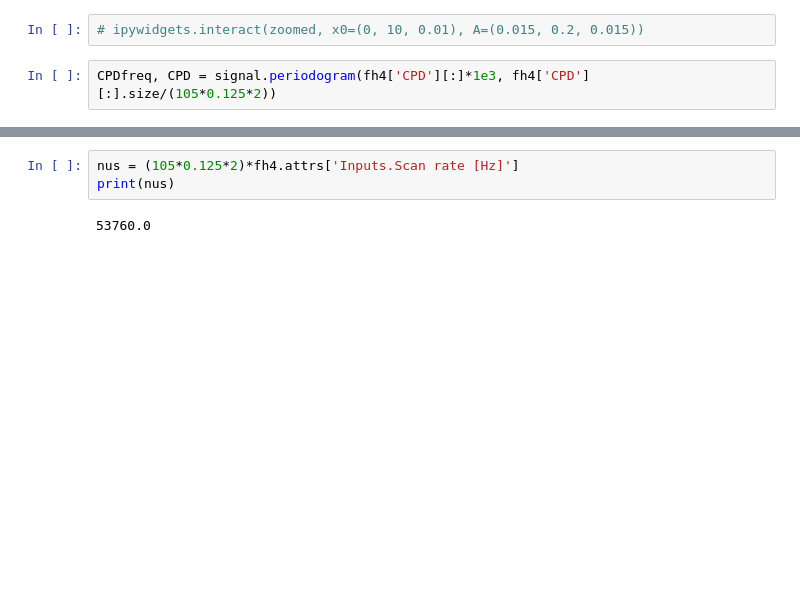
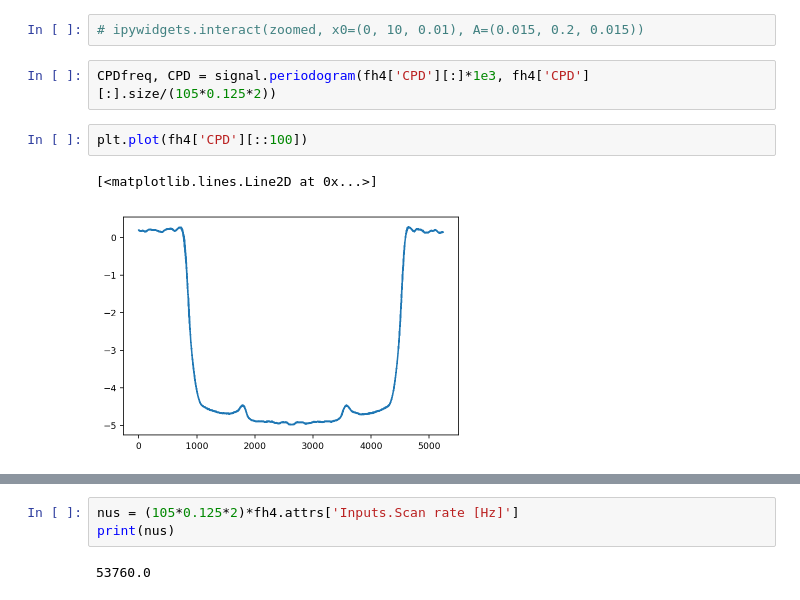
Before and after one commit to ryanpdwyer/1704-pmkpfm, a Jupyter notebook: fig_scripts/82-kpfm-linescan.ipynb, the cells around one changed output, grey strips where cells are left out. Saved outputs shown, nothing was run; the diff lists cells and outputs as text; blank space fills up the shorter version.

```diff
--- a/fig_scripts/82-kpfm-linescan.ipynb
+++ b/fig_scripts/82-kpfm-linescan.ipynb
@@ -270,3 +267,8 @@ psds = map_ordered(files, lambda x: psd_CPD(x, 'blackman'))
 # ipywidgets.interact(zoomed, x0=(0, 10, 0.01), A=(0.015, 0.2, 0.015))
 # %%
 CPDfreq, CPD = signal.periodogram(fh4['CPD'][:]*1e3, fh4['CPD'][:].size/(105*0.125*2))
+# %%
+plt.plot(fh4['CPD'][::100])
+# %% [output]
+[<matplotlib.lines.Line2D at 0x...>]
+[figure, added]
```
Also changed, not shown: parts of 7 cells of this notebook, 4 other files.
